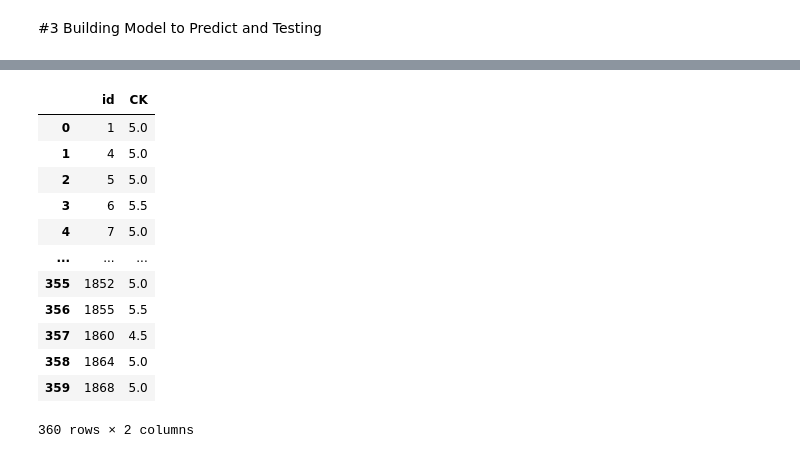
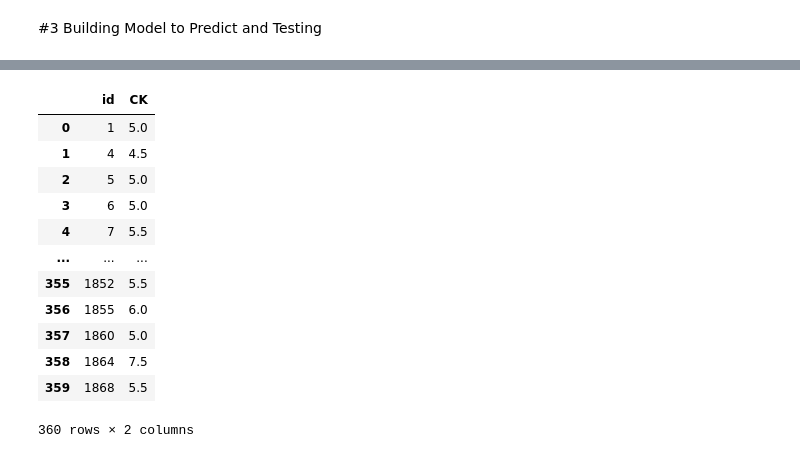
Before and after one commit to lphuong304/CS114.L21, a Jupyter notebook: COLAB_ASSIGNMENTS/COLAB_ASSIGNMENT_17_05/Solution02.ipynb, the cells around one changed output, grey strips where cells are left out. Drawn from its saved outputs; the diff is of its cells as text; code cells hidden in the pictures.

```diff
--- a/COLAB_ASSIGNMENTS/COLAB_ASSIGNMENT_17_05/Solution02.ipynb
+++ b/COLAB_ASSIGNMENTS/COLAB_ASSIGNMENT_17_05/Solution02.ipynb
@@ -484,0 +537,7 @@ X
+# %%
+scaler, X_train_std, X_test_std = normalize_train_test(x_train, x_test, X, mode="StandardScaler")
+# %%
+poly = PolynomialFeatures(2)
+x_train_poly = poly.fit_transform(X_train_std)
+x_test_poly = poly.transform(X_test_std)
+x_train_poly[0]
@@ -490,8 +569,8 @@ x_train, x_test, y_train, y_test = train_test_split(X, y, test_size = 0.3, rando
 # %%
-lr_model  = LinearRegression().fit(x_train, y_train)
-_prediction = lr_model.predict(x_test)
-_predition = _prediction*2.0
-_predition = _predition.astype(int)
-_predition = np.round_(_predition/2, decimals=1, out=None)
-_predition
+model  = LinearRegression().fit(x_train_poly, y_train)
+prediction = predict_model(model, x_test_poly)
+prediction = prediction*2.0
+prediction = prediction.astype(int)
+prediction = np.round_(prediction/2, decimals=1, out=None)
+prediction
 # %% [output]
@@ -522,27 +599,32 @@ x_predict = data_to_predict.iloc[:,data_to_predict.columns!='CK']
+# %%
+x_predict = data_to_predict.iloc[:,data_to_predict.columns!='CK']
+# x_predict = x_predict.drop(['tries','solved/tries', 'solved/submited'], axis = 1)
+x_std = scaler.transform(x_predict)
+x_predict_poly = poly.fit_transform(x_std)
 # %%
 #submit prediction
-y_predict = lr_model.predict(x_predict)
+y_predict = lr_model.predict(x_predict_poly)
 y_predict = y_predict*2.0
 y_predict = y_predict.astype(int)
 y_predict = np.round(y_predict/2, decimals=1, out=None)
 y_predict
 result = {
     "id": id_predict,
     "CK" :y_predict
 }
 result_submit = pd.DataFrame(result)
 result_submit
 # %% [output]
 |  | id | CK |
 | 0 | 1 | 5.0 |
-| 1 | 4 | 5.0 |
+| 1 | 4 | 4.5 |
 | 2 | 5 | 5.0 |
-| 3 | 6 | 5.5 |
-| 4 | 7 | 5.0 |
+| 3 | 6 | 5.0 |
+| 4 | 7 | 5.5 |
 | ... | ... | ... |
-| 355 | 1852 | 5.0 |
-| 356 | 1855 | 5.5 |
-| 357 | 1860 | 4.5 |
-| 358 | 1864 | 5.0 |
-| 359 | 1868 | 5.0 |
+| 355 | 1852 | 5.5 |
+| 356 | 1855 | 6.0 |
+| 357 | 1860 | 5.0 |
+| 358 | 1864 | 7.5 |
+| 359 | 1868 | 5.5 |
 360 rows × 2 columns
```
Also changed, not shown: parts of 17 cells of this notebook.
